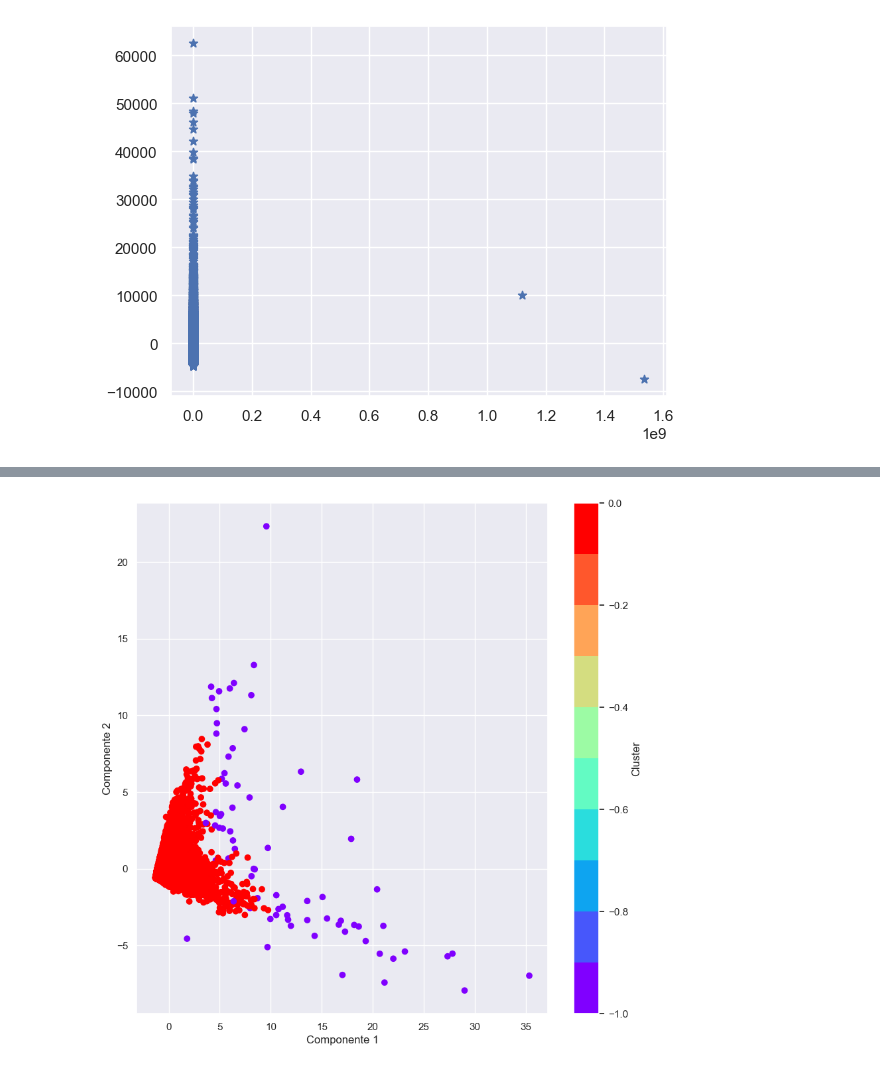
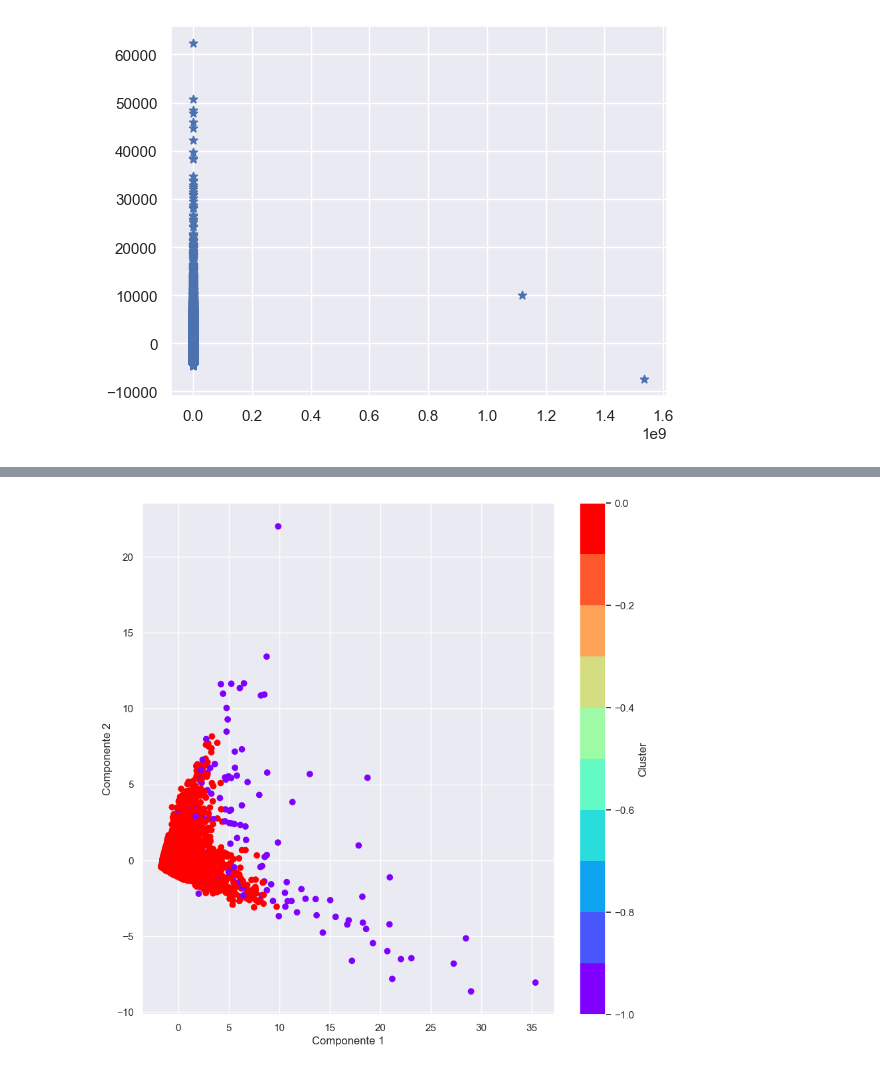
Before and after one commit to itsmemanuu/Lab01BI, a Jupyter notebook: LAB01.ipynb, the cells around one changed output, grey strips where cells are left out. Drawn from its saved outputs; the diff is of its cells as text; code cells hidden in the pictures.

Commit message:
Implementacion del algoritmo

```diff
--- a/LAB01.ipynb
+++ b/LAB01.ipynb
@@ -224,0 +227,7 @@ La columna TENURE tiene 0 valores nulos
+# %%
+#Mostrar regisrros duplicados
+duplicated = dataframe_alpes.duplicated()
+duplicated
+#Eliminar registros duplicados
+dataframe_alpes = dataframe_alpes.drop_duplicates()
+dataframe_alpes.shape
@@ -362,8 +373,8 @@ LIMPIEZA DE DATOS
 valores_a_eliminar = [':',';','a', 'b', 'c', 'd', 'e', 'f', 'g', 'h', 'i', 'j', 'k', 'l', 'm', 'n', 'o', 'p', 'q', 'r', 's', 't', 'u', 'v', 'w', 'x', 'y', 'z']
 for valor in valores_a_eliminar:
     dataframe_alpes = dataframe_alpes[~dataframe_alpes['BALANCE'].astype(str).str.contains(valor)]
-# Convertir la columna a tipo numérico
-dataframe_alpes['BALANCE'] = pd.to_numeric(dataframe_alpes['BALANCE'])
+# Convertir la columna a tipo float
+dataframe_alpes['BALANCE'] = dataframe_alpes['BALANCE'].astype(float)
 # Mostrar el DataFrame resultante
 print(dataframe_alpes)
 # %% [output]
@@ -410,5 +421,4 @@ print(dataframe_alpes)
 # %%
 #Eliminar los registros nulos en la columna MINIMUM_PAYMENTS
-dataframe_alpes = dataframe_alpes.dropna(subset=['MINIMUM_PAYMENTS'])
-# Mostrar el DataFrame resultante
-print(dataframe_alpes)
+dataframe_alpes.loc[(dataframe_alpes['MINIMUM_PAYMENTS'].isnull()==True),'MINIMUM_PAYMENTS']=dataframe_alpes['MINIMUM_PAYMENTS'].mean()
+dataframe_alpes.loc[(dataframe_alpes['CREDIT_LIMIT'].isnull()==True),'CREDIT_LIMIT']=dataframe_alpes['CREDIT_LIMIT'].mean()
@@ -598,12 +599,15 @@ from sklearn.cluster import KMeans
 # %%
+#Implementacion del metodo del codo para determinar el numero de clusters
+columnasRelevantes=dataframe_alpes[['BALANCE', 'PURCHASES', 'ONEOFF_PURCHASES', 'INSTALLMENTS_PURCHASES', 'CASH_ADVANCE', 'CREDIT_LIMIT', 'PAYMENTS', 'MINIMUM_PAYMENTS', 'TENURE']]
+#Normalizar los datos
 Resultados=[]
 for i in range(1, 11):
     kmeans = KMeans(n_clusters=i, init='k-means++', max_iter=300, n_init=10, random_state=0)
-    kmeans.fit(dataframe_alpes)
+    kmeans.fit(columnasRelevantes)
     Resultados.append(kmeans.inertia_)
 plt.plot(range(1, 11), Resultados)
-plt.title('Método del codo')
-plt.xlabel('Número de clusters')
+plt.title('Metodo del codo')
+plt.xlabel('Numero de clusters')
 plt.ylabel('Resultados')
 plt.show()
 # %% [output]
@@ -662,18 +721,18 @@ plt.show()
 # %%
-
-datafrane_grafica = dataframe_alpes[['BALANCE', 'PURCHASES', 'CREDIT_LIMIT', 'PAYMENTS','ONEOFF_PURCHASES','INSTALLMENTS_PURCHASES','CASH_ADVANCE']]
+#HACER EL DBSCAN PARA TODAS LAS COLUMNAS IMPORTANTES
+datafrane_grafica = dataframe_alpes[['BALANCE', 'PURCHASES', 'ONEOFF_PURCHASES', 'INSTALLMENTS_PURCHASES', 'CASH_ADVANCE', 'CREDIT_LIMIT', 'PAYMENTS', 'MINIMUM_PAYMENTS', 'TENURE']]
 dataframe_alpesFINAL=StandardScaler().fit_transform(datafrane_grafica)
 #Se aplica el algoritmo de DBSCAN
 dbscan=DBSCAN(  eps=2, min_samples=5)
 clusters=dbscan.fit_predict(dataframe_alpesFINAL)
 #Se grafican los clusters
 pca=PCA(n_components=3).fit(dataframe_alpesFINAL)
 X_pca=pca.transform(dataframe_alpesFINAL)
 plt.figure(figsize=(10, 10))
 plt.scatter(X_pca[:, 0], X_pca[:, 1], c=clusters, cmap=cm.get_cmap('rainbow', 10))
 plt.xlabel('Componente 1')
 plt.ylabel('Componente 2')
 plt.colorbar(label='Cluster')
 plt.show()
 # %% [output]
-[figure, old version]
+[figure, new version]
```
Also changed, not shown: parts of 31 cells of this notebook.
